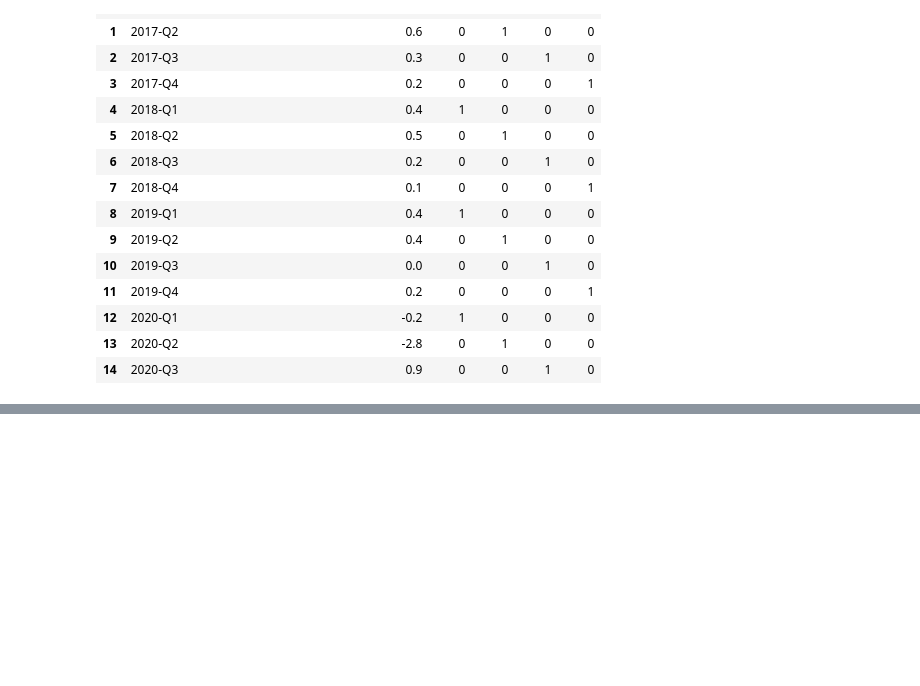
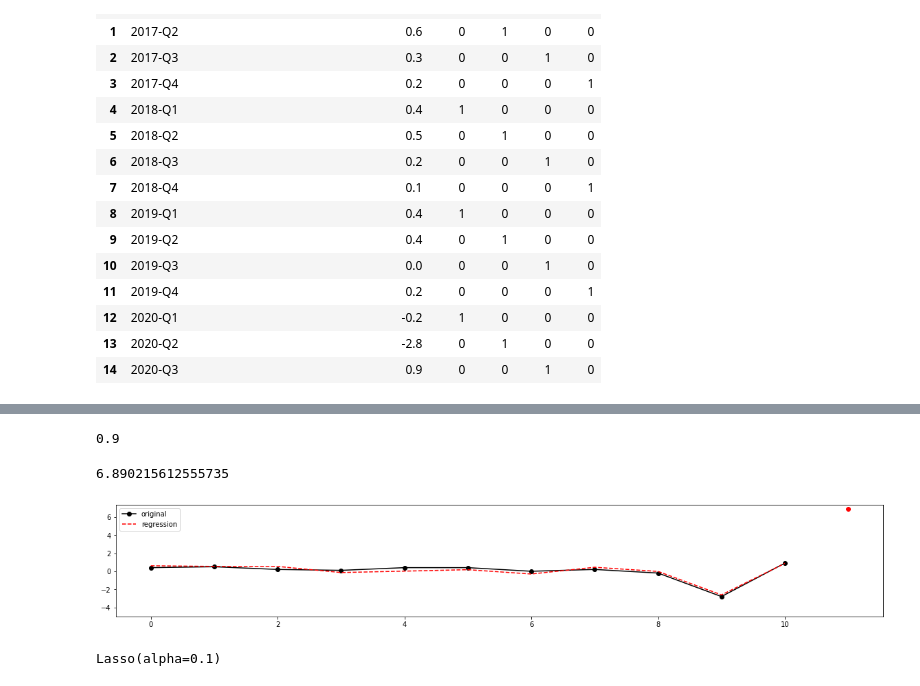
Before and after one commit to JoeJoe1313/Impact-of-Covid-19-on-the-Employment-Growth-in-the-EU, a Jupyter notebook: AEEM.ipynb, the cells around one changed output, grey strips where cells are left out. Cells and saved outputs as stored; diff of their text form; code cells hidden in the pictures; blank space fills up the shorter version.

Commit message:
first attempts at linear regression

```diff
--- a/AEEM.ipynb
+++ b/AEEM.ipynb
@@ -75,0 +116,3 @@ df
+# %%
+df = df.drop(columns=['index'])
+df
@@ -75,0 +132,3 @@ df
+# %%
+df = df.rename(columns={'level_0': 'index'})
+df
@@ -75,0 +148,6 @@ df
+# %%
+regressor = LinearRegression()
+regressor.fit(
+    df.drop(columns=['Percentage change on previous period']),
+    df['Percentage change on previous period']
+)
@@ -75,0 +156,2 @@ df
+# %%
+perc_pred = regressor.predict(df.drop(columns=['Percentage change on previous period']))
@@ -75,0 +172,26 @@ df
+# %%
+df['Percentage change on previous period'].values[-1]
+# %% [output]
+0.9
+# %%
+regressor.predict([[11, 0, 0, 0, 1, 0.9, -2.8, -0.2, 0.2]])[0]
+# %% [output]
+6.890215612555735
+# %%
+functions.multiple_plots(
+    df['Percentage change on previous period'],
+    fits=[list(perc_pred)],
+    forecasts=[pd.DataFrame(index=[11], data=[6.890215612555735])],
+    colours=['red'],
+    labels=['regression']
+)
+# %% [output]
+[figure, added]
+# %%
+regressor = Lasso(alpha=0.1)
+regressor.fit(
+    df.drop(columns=['Percentage change on previous period']),
+    df['Percentage change on previous period']
+)
+# %% [output]
+Lasso(alpha=0.1)
```
Also changed, not shown: parts of 13 cells of this notebook.
